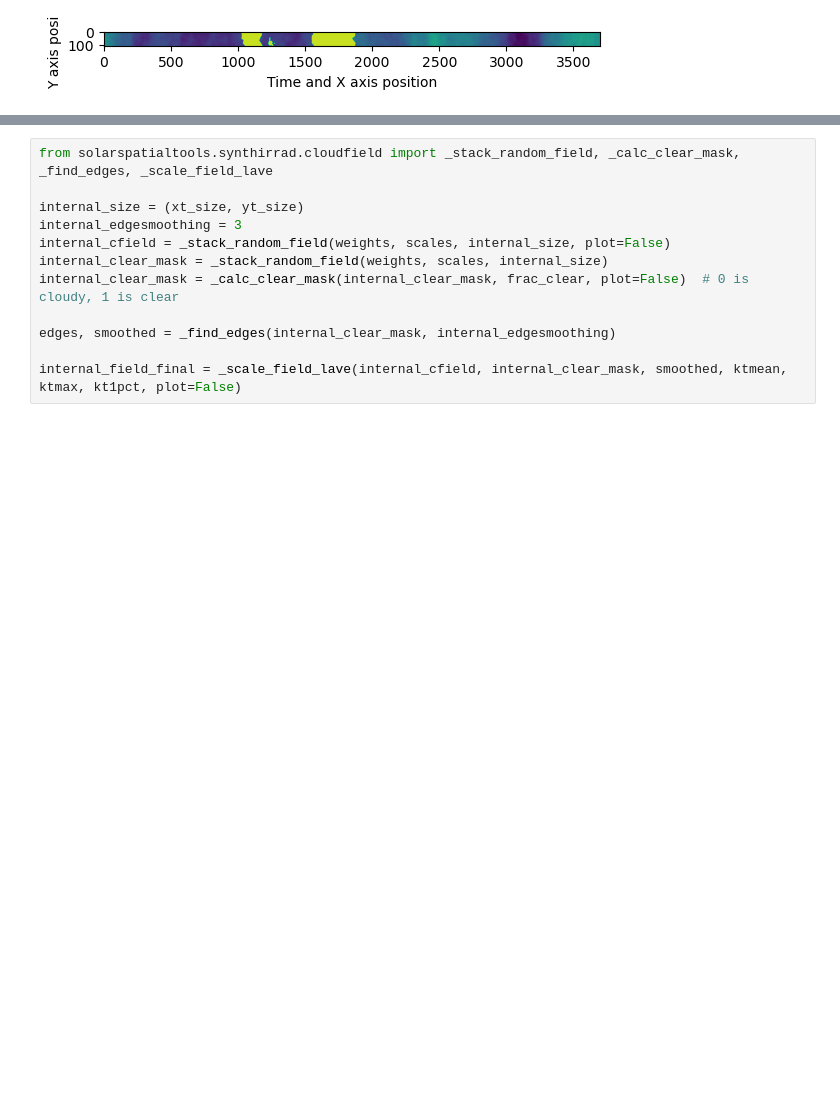
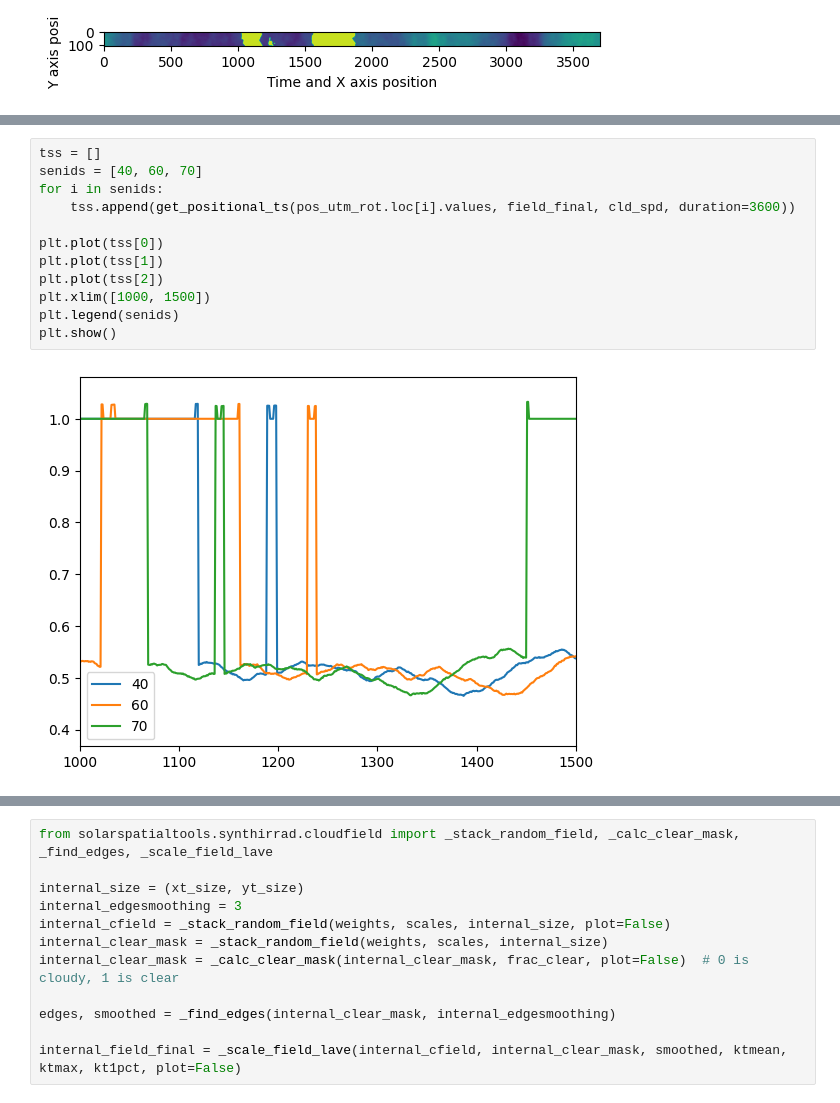
Before and after one commit to jranalli/solarspatialtools, a Jupyter notebook: demos/synthetic_clouds_demo.ipynb, the cells around one changed output, grey strips where cells are left out. Saved outputs shown, nothing was run; the diff lists cells and outputs as text; blank space fills up the shorter version.

```diff
--- a/demos/synthetic_clouds_demo.ipynb
+++ b/demos/synthetic_clouds_demo.ipynb
@@ -137,0 +172,14 @@ Internal methodology of the cloud field generation
+# %%
+tss = []
+senids = [40, 60, 70]
+for i in senids:
+    tss.append(get_positional_ts(pos_utm_rot.loc[i].values, field_final, cld_spd, duration=3600))
+
+plt.plot(tss[0])
+plt.plot(tss[1])
+plt.plot(tss[2])
+plt.xlim([1000, 1500])
+plt.legend(senids)
+plt.show()
+# %% [output]
+[figure, added]
```
Also changed, not shown: parts of 16 cells of this notebook, 2 other files.
